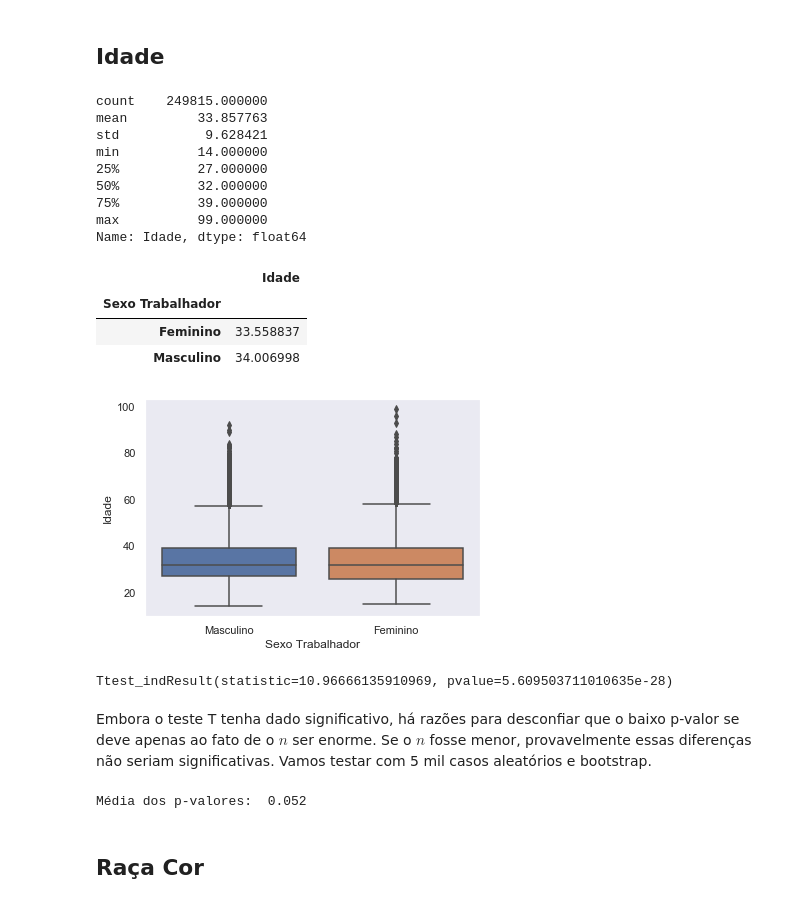
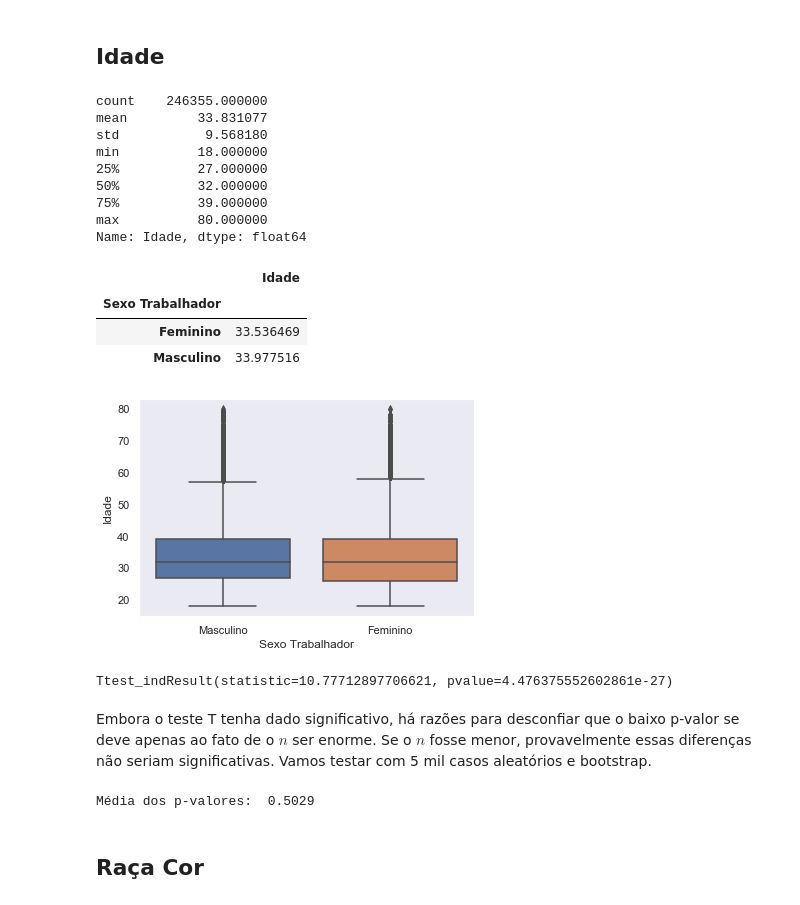
Before and after one commit to neylsoncrepalde/diversidade_mercado_ia, a Jupyter notebook: src/exploratoria.ipynb, the cells around one changed output. Drawn from its saved outputs; the diff is of its cells as text; code cells hidden in the pictures.

```diff
--- a/src/exploratoria.ipynb
+++ b/src/exploratoria.ipynb
@@ -192,41 +218,42 @@ Name: Sexo Trabalhador, dtype: float64
 # %% [markdown]
 ## Idade
 # %%
-sud.Idade.describe()
+sud.loc[sud.Ano == 2018,"Idade"].describe()
 # %% [output]
-count    249815.000000
-mean         33.857763
-std           9.628421
-min          14.000000
+count    246355.000000
+mean         33.831077
+std           9.568180
+min          18.000000
 25%          27.000000
 50%          32.000000
 75%          39.000000
-max          99.000000
+max          80.000000
 Name: Idade, dtype: float64
 # %%
-sud.groupby("Sexo Trabalhador").agg({"Idade": "mean"})
+sud.loc[sud.Ano == 2018,:].groupby("Sexo Trabalhador").agg({"Idade": "mean"})
 # %% [output]
 |  | Idade |
 | Sexo Trabalhador |  |
-| Feminino | 33.558837 |
-| Masculino | 34.006998 |
+| Feminino | 33.536469 |
+| Masculino | 33.977516 |
 # %%
-sns.boxplot(x="Sexo Trabalhador", y="Idade", data=sud)
+sns.boxplot(x="Sexo Trabalhador", y="Idade", data=sud.loc[sud.Ano == 2018,:])
 plt.show()
 # %% [output]
-[figure, old version]
+[figure, new version]
 # %%
-stats.ttest_ind(sud.loc[sud["Sexo Trabalhador"] == "Masculino","Idade"], sud.loc[sud["Sexo Trabalhador"] == "Feminino","Idade"])
+stats.ttest_ind(sud.loc[(sud["Sexo Trabalhador"] == "Masculino") & (sud.Ano == 2018),"Idade"],
+                sud.loc[(sud["Sexo Trabalhador"] == "Feminino") & (sud.Ano == 2018),"Idade"])
 # %% [output]
-Ttest_indResult(statistic=10.96666135910969, pvalue=5.609503711010635e-28)
+Ttest_indResult(statistic=10.77712897706621, pvalue=4.476375552602861e-27)
 # %% [markdown]
 Embora o teste T tenha dado significativo, há razões para desconfiar que o baixo p-valor se deve apenas ao fato de o $n$ ser enorme. Se o $n$ fosse menor, provavelmente essas diferenças não seriam significativas. Vamos testar com 5 mil casos aleatórios e bootstrap.
 # %%
 pvalores = []
 for i in range(1000):
-    res = stats.ttest_ind(sud.loc[sud["Sexo Trabalhador"] == "Masculino","Idade"].sample(n=10000),
-                          sud.loc[sud["Sexo Trabalhador"] == "Feminino","Idade"].sample(n=5000))
+    res = stats.ttest_ind(sud.loc[(sud["Sexo Trabalhador"] == "Masculino") & (sud.Ano == 2018),"Idade"].sample(n=10000),
+                          sud.loc[(sud["Sexo Trabalhador"] == "Masculino") & (sud.Ano == 2018),"Idade"].sample(n=5000))
     pvalores.append(res.pvalue)
 print("Média dos p-valores: ", np.mean(pvalores).round(4))
 # %% [output]
-Média dos p-valores:  0.052
+Média dos p-valores:  0.5029
```
Also changed, not shown: parts of 14 cells of this notebook.
